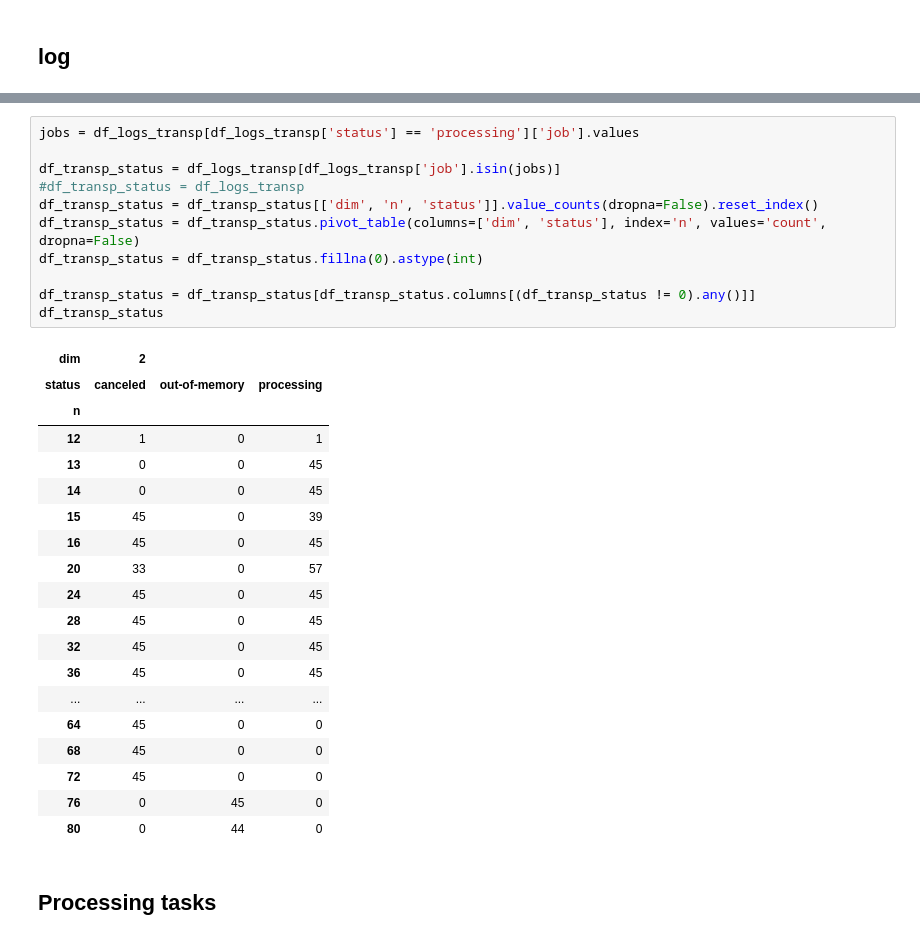
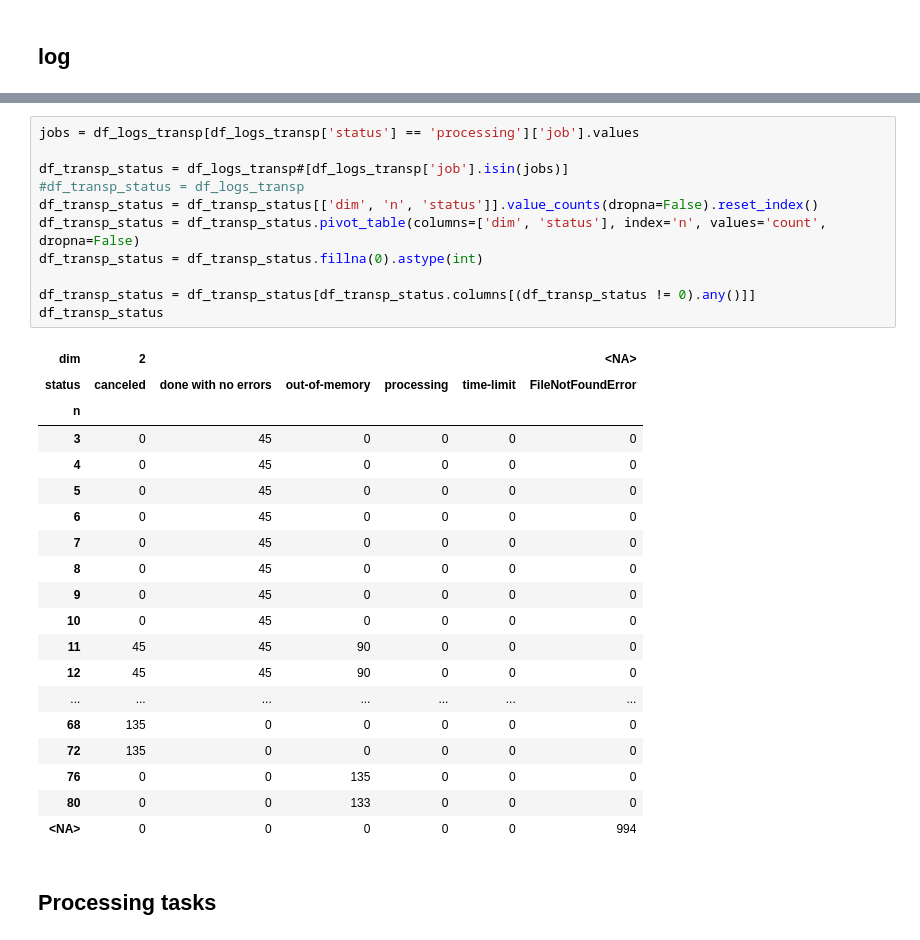
Before and after one commit to zimfv/depth-poset, a Jupyter notebook: notebooks/Logs - Barycentric Cubical Tori-Extended1.ipynb, the cells around one changed output, grey strips where cells are left out. Saved outputs shown, nothing was run; the diff lists cells and outputs as text.

```diff
--- a/notebooks/Logs - Barycentric Cubical Tori-Extended1.ipynb
+++ b/notebooks/Logs - Barycentric Cubical Tori-Extended1.ipynb
@@ -320,34 +320,34 @@ df_logs_transp.shape = (4766, 12)
 # %%
 jobs = df_logs_transp[df_logs_transp['status'] == 'processing']['job'].values
 
-df_transp_status = df_logs_transp[df_logs_transp['job'].isin(jobs)]
+df_transp_status = df_logs_transp#[df_logs_transp['job'].isin(jobs)]
 #df_transp_status = df_logs_transp
 df_transp_status = df_transp_status[['dim', 'n', 'status']].value_counts(dropna=False).reset_index()
 df_transp_status = df_transp_status.pivot_table(columns=['dim', 'status'], index='n', values='count', dropna=False)
 df_transp_status = df_transp_status.fillna(0).astype(int)
 
 df_transp_status = df_transp_status[df_transp_status.columns[(df_transp_status != 0).any()]]
 df_transp_status
 # %% [output]
-| dim | 2 |  |  |
-| status | canceled | out-of-memory | processing |
-| n |  |  |  |
-| 12 | 1 | 0 | 1 |
-| 13 | 0 | 0 | 45 |
-| 14 | 0 | 0 | 45 |
-| 15 | 45 | 0 | 39 |
-| 16 | 45 | 0 | 45 |
-| 20 | 33 | 0 | 57 |
-| 24 | 45 | 0 | 45 |
-| 28 | 45 | 0 | 45 |
-| 32 | 45 | 0 | 45 |
-| 36 | 45 | 0 | 45 |
-| ... | ... | ... | ... |
-| 64 | 45 | 0 | 0 |
-| 68 | 45 | 0 | 0 |
-| 72 | 45 | 0 | 0 |
-| 76 | 0 | 45 | 0 |
-| 80 | 0 | 44 | 0 |
+| dim | 2 |  |  |  |  | <NA> |
+| status | canceled | done with no errors | out-of-memory | processing | time-limit | FileNotFoundError |
+| n |  |  |  |  |  |  |
+| 3 | 0 | 45 | 0 | 0 | 0 | 0 |
+| 4 | 0 | 45 | 0 | 0 | 0 | 0 |
+| 5 | 0 | 45 | 0 | 0 | 0 | 0 |
+| 6 | 0 | 45 | 0 | 0 | 0 | 0 |
+| 7 | 0 | 45 | 0 | 0 | 0 | 0 |
+| 8 | 0 | 45 | 0 | 0 | 0 | 0 |
+| 9 | 0 | 45 | 0 | 0 | 0 | 0 |
+| 10 | 0 | 45 | 0 | 0 | 0 | 0 |
+| 11 | 45 | 45 | 90 | 0 | 0 | 0 |
+| 12 | 45 | 45 | 90 | 0 | 0 | 0 |
+| ... | ... | ... | ... | ... | ... | ... |
+| 68 | 135 | 0 | 0 | 0 | 0 | 0 |
+| 72 | 135 | 0 | 0 | 0 | 0 | 0 |
+| 76 | 0 | 0 | 135 | 0 | 0 | 0 |
+| 80 | 0 | 0 | 133 | 0 | 0 | 0 |
+| <NA> | 0 | 0 | 0 | 0 | 0 | 994 |
 # %% [markdown]
 ## Processing tasks
 # %%
```
Also changed, not shown: parts of 5 cells of this notebook, 21 other files.
